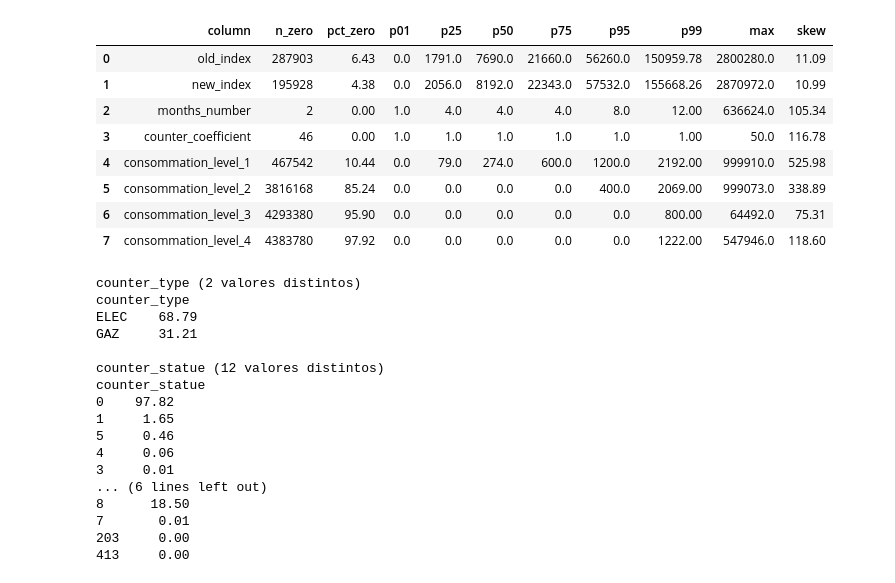
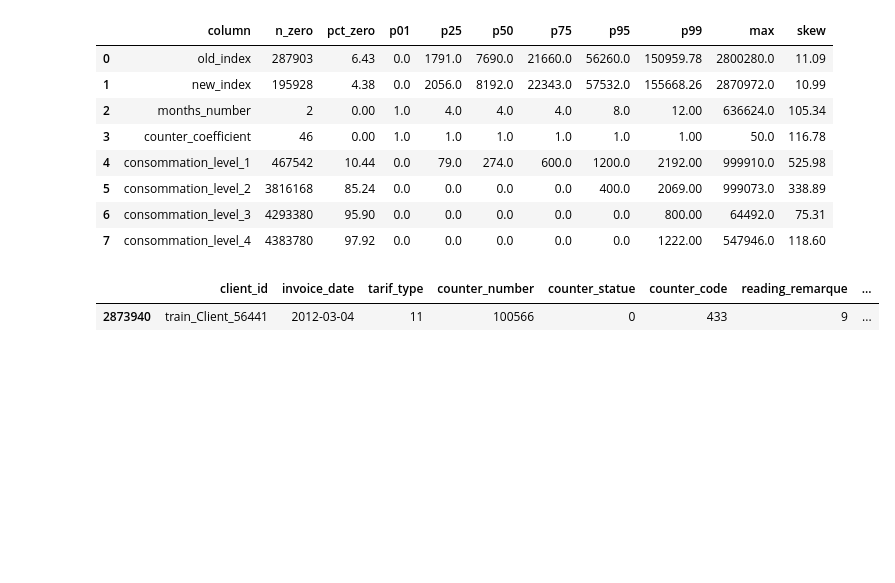
Before and after one commit to omedinaavilla/Fraud-detection-in-Energy-Consume, a Jupyter notebook: notebooks/01_eda.ipynb, the cells around one changed output. Drawn from its saved outputs; the diff is of its cells as text; code cells hidden in the pictures; blank space fills up the shorter version.

```diff
--- a/notebooks/01_eda.ipynb
+++ b/notebooks/01_eda.ipynb
@@ -235,30 +205,7 @@ display(desc_inv[["column", "n_zero", "pct_zero", "p01", "p25", "p50", "p75", "p
 | 6 | consommation_level_3 | 4293380 | 95.90 | 0.0 | 0.0 | 0.0 | 0.0 | 0.0 | 800.00 | 64492.0 | 75.31 |
 | 7 | consommation_level_4 | 4383780 | 97.92 | 0.0 | 0.0 | 0.0 | 0.0 | 0.0 | 1222.00 | 547946.0 | 118.60 |
 # %%
-cat_inv = ["tarif_type", "counter_statue", "counter_code", "reading_remarque",
-           "counter_coefficient", "counter_type"]
-frecuencias = uni.categorical_profile(invoice_train, cat_inv, "invoice_train")
-guardar(frecuencias, "univariate_categorical_invoice")
-
-for col in ["counter_type", "counter_statue", "reading_remarque"]:
-    vc = invoice_train[col].value_counts().head(6)
-    print(f"\n{col} ({invoice_train[col].nunique()} valores distintos)")
-    print((100 * vc / len(invoice_train)).round(2).to_string())
+invoice_train.loc[[invoice_train["consommation_level_1"].idxmax()]]
 # %% [output]
-counter_type (2 valores distintos)
-counter_type
-ELEC    68.79
-GAZ     31.21
-
-counter_statue (12 valores distintos)
-counter_statue
-0    97.82
-1     1.65
-5     0.46
-4     0.06
-3     0.01
-... (6 lines left out)
-8      18.50
-7       0.01
-203     0.00
-413     0.00
+|  | client_id | invoice_date | tarif_type | counter_number | counter_statue | counter_code | reading_remarque | ... |
+| 2873940 | train_Client_56441 | 2012-03-04 | 11 | 100566 | 0 | 433 | 9 | ... |
```
Also changed, not shown: parts of 95 cells of this notebook, 10 other files.
